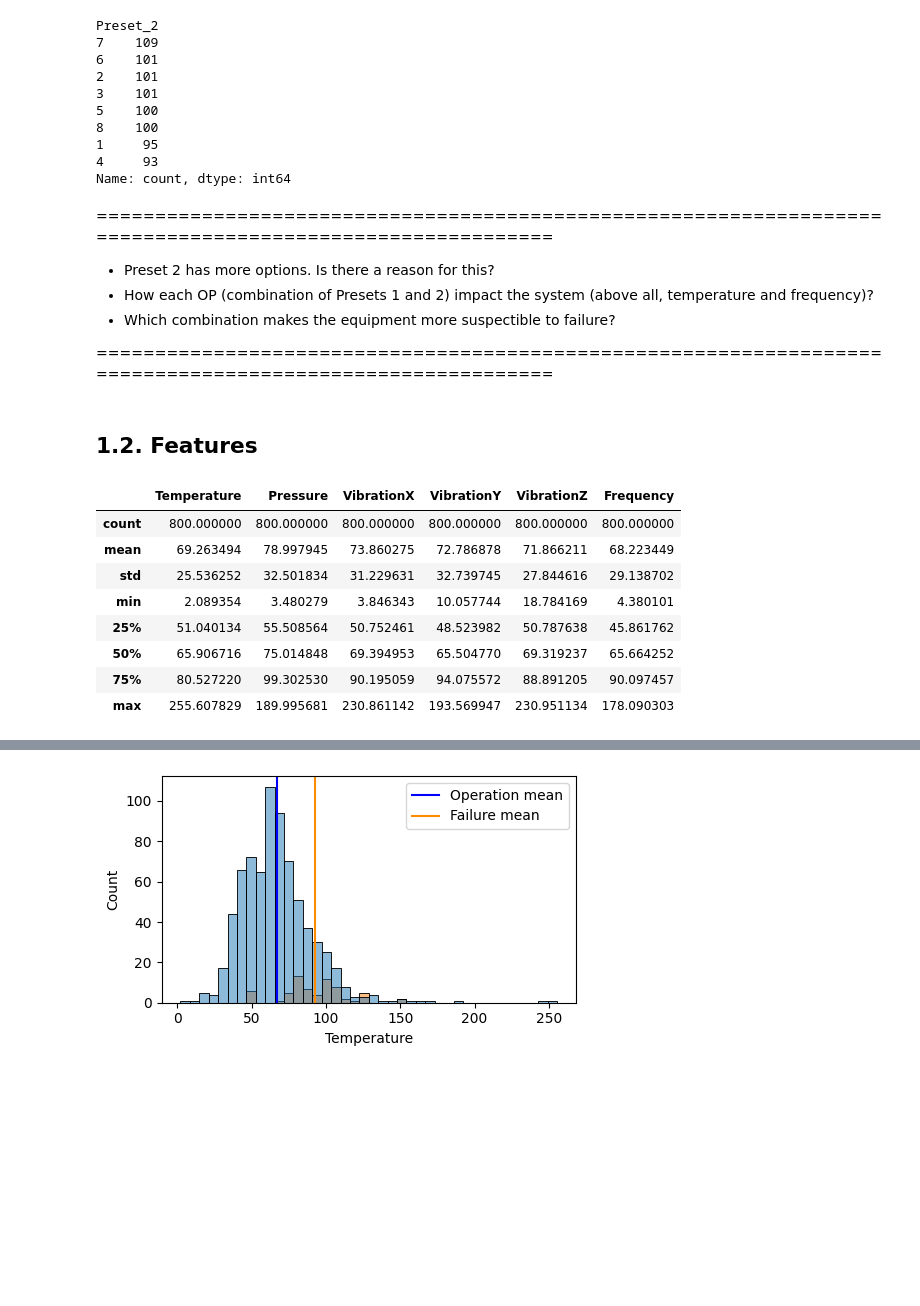
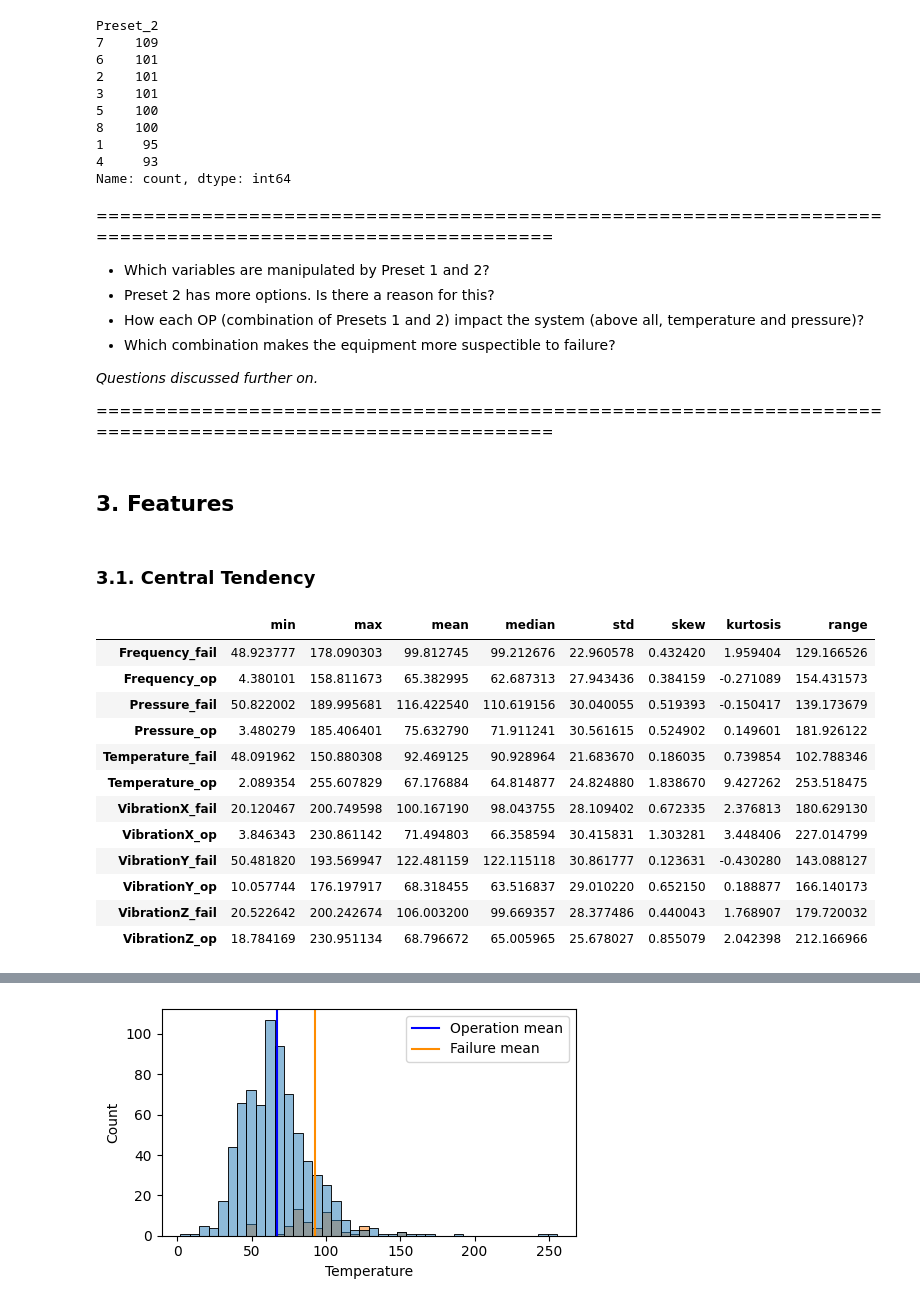
Before and after one commit to daniel64bit/failure-detection, a Jupyter notebook: notebooks/01_eda.ipynb, the cells around one changed output, grey strips where cells are left out. Cells and saved outputs as stored; diff of their text form; code cells hidden in the pictures; blank space fills up the shorter version.

Commit message:
dev: central tendency measures and presets

```diff
--- a/notebooks/01_eda.ipynb
+++ b/notebooks/01_eda.ipynb
@@ -95,13 +111,16 @@ Preset_2
 Name: count, dtype: int64
 # %% [markdown]
 ==========================================================================================================
+- Which variables are manipulated by Preset 1 and 2?
 - Preset 2 has more options. Is there a reason for this?
-- How each OP (combination of Presets 1 and 2) impact the system (above all, temperature and frequency)?
+- How each OP (combination of Presets 1 and 2) impact the system (above all, temperature and pressure)?
 - Which combination makes the equipment more suspectible to failure?
 
+_Questions discussed further on._
+
 ==========================================================================================================
 # %% [markdown]
-## 1.2. Features
+## 3. Features
 # %%
 # Defining features
 features = [
@@ -112,17 +131,48 @@ features = [
     "VibrationZ",
     "Frequency",
 ]
+# %% [markdown]
+### 3.1. Central Tendency
+# %%
+def calculate_measures(
+    df: pd.DataFrame,
+    features: list,
+    measures: list
+) -> pd.DataFrame:
+    """
+    Calculate central tendency `measures` of `features` in a given `dataframe`.
+    """
+
+    df_measures = df.agg({feature: measures for feature in features})
+    df_measures.loc["range"] = df_measures.loc["max"] - df_measures.loc["min"]
+
+    return df_measures
 # %%
-# basic statistics
-df_describe = df_oge[features].describe()
-df_describe
+# some measures of central tendency
+measures = ["min", "max", "mean", "median", "std", "skew", "kurtosis"]
+df_op_measures = calculate_measures(df_oge[~df_oge["Fail"]], features, measures)
+df_fail_measures = calculate_measures(df_oge[df_oge["Fail"]], features, measures)
+
+df_measures = pd.concat(
+    [
+        df_op_measures.add_suffix("_op"),
+        df_fail_measures.add_suffix("_fail")
+    ],
+    axis=1
+)
+
+df_measures.transpose().sort_index()
 # %% [output]
-|  | Temperature | Pressure | VibrationX | VibrationY | VibrationZ | Frequency |
-| count | 800.000000 | 800.000000 | 800.000000 | 800.000000 | 800.000000 | 800.000000 |
-| mean | 69.263494 | 78.997945 | 73.860275 | 72.786878 | 71.866211 | 68.223449 |
-| std | 25.536252 | 32.501834 | 31.229631 | 32.739745 | 27.844616 | 29.138702 |
-| min | 2.089354 | 3.480279 | 3.846343 | 10.057744 | 18.784169 | 4.380101 |
-| 25% | 51.040134 | 55.508564 | 50.752461 | 48.523982 | 50.787638 | 45.861762 |
-| 50% | 65.906716 | 75.014848 | 69.394953 | 65.504770 | 69.319237 | 65.664252 |
-| 75% | 80.527220 | 99.302530 | 90.195059 | 94.075572 | 88.891205 | 90.097457 |
-| max | 255.607829 | 189.995681 | 230.861142 | 193.569947 | 230.951134 | 178.090303 |
+|  | min | max | mean | median | std | skew | kurtosis | range |
+| Frequency_fail | 48.923777 | 178.090303 | 99.812745 | 99.212676 | 22.960578 | 0.432420 | 1.959404 | 129.166526 |
+| Frequency_op | 4.380101 | 158.811673 | 65.382995 | 62.687313 | 27.943436 | 0.384159 | -0.271089 | 154.431573 |
+| Pressure_fail | 50.822002 | 189.995681 | 116.422540 | 110.619156 | 30.040055 | 0.519393 | -0.150417 | 139.173679 |
+| Pressure_op | 3.480279 | 185.406401 | 75.632790 | 71.911241 | 30.561615 | 0.524902 | 0.149601 | 181.926122 |
+| Temperature_fail | 48.091962 | 150.880308 | 92.469125 | 90.928964 | 21.683670 | 0.186035 | 0.739854 | 102.788346 |
+| Temperature_op | 2.089354 | 255.607829 | 67.176884 | 64.814877 | 24.824880 | 1.838670 | 9.427262 | 253.518475 |
+| VibrationX_fail | 20.120467 | 200.749598 | 100.167190 | 98.043755 | 28.109402 | 0.672335 | 2.376813 | 180.629130 |
+| VibrationX_op | 3.846343 | 230.861142 | 71.494803 | 66.358594 | 30.415831 | 1.303281 | 3.448406 | 227.014799 |
+| VibrationY_fail | 50.481820 | 193.569947 | 122.481159 | 122.115118 | 30.861777 | 0.123631 | -0.430280 | 143.088127 |
+| VibrationY_op | 10.057744 | 176.197917 | 68.318455 | 63.516837 | 29.010220 | 0.652150 | 0.188877 | 166.140173 |
+| VibrationZ_fail | 20.522642 | 200.242674 | 106.003200 | 99.669357 | 28.377486 | 0.440043 | 1.768907 | 179.720032 |
+| VibrationZ_op | 18.784169 | 230.951134 | 68.796672 | 65.005965 | 25.678027 | 0.855079 | 2.042398 | 212.166966 |
```
Also changed, not shown: parts of 16 cells of this notebook.
